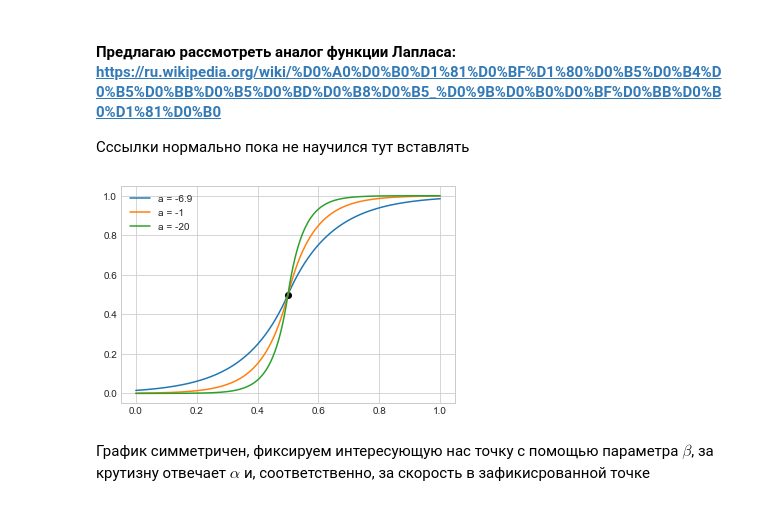
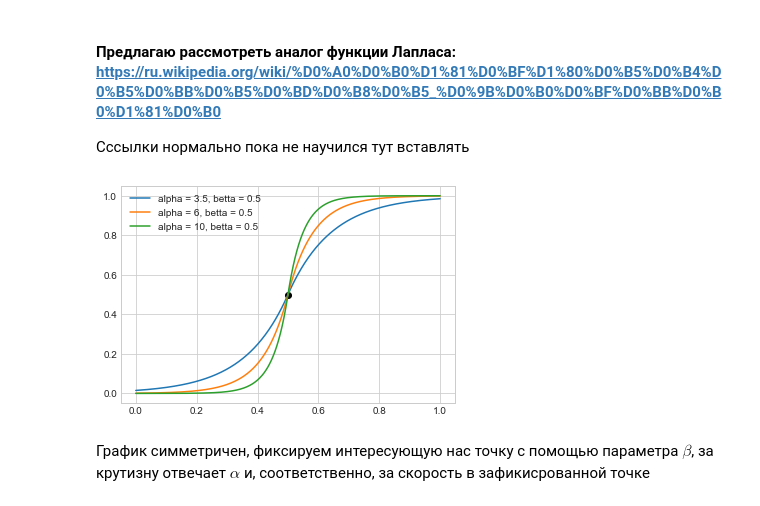
Before and after one commit to AlKul/Burnout_equation, a Jupyter notebook: Burnout.ipynb, the cells around one changed output. Cells and saved outputs as stored; diff of their text form; code cells hidden in the pictures.

```diff
--- a/Burnout.ipynb
+++ b/Burnout.ipynb
@@ -74,35 +74,35 @@ plt.show()
 # %%
 ox = np.linspace(0, 1, 500)
 
 # Laplace
 def func(x, alpha, betta):
     return ( (1 + np.sign(x - betta))/2 - np.sign(x - betta)*1./2*np.exp(-np.sign(x - betta)*alpha*2*(x - betta)) )
 #    if (x<= betta):
 #        return ( 1./2*np.exp(alpha*(x - betta)) )
 #    else:
 #        return (1 - 1./2*np.exp(-alpha*(x - betta)))
 
 
 oy = func(ox, 3.5, 0.5)#1 - 1./2*np.e**(-0.5 * (ox - 0.5)**(1))
 oy1 = func(ox, 6, 0.5)#1 - 1./2*np.e**(-1 * (ox - 0.5)**(1))
 oy2 = func(ox, 10, 0.5)#1 - 1./2*np.e**(-7 * (ox - 0.5)**(1))
 
 # Хотим, скажем, чтобы семейство функций проходило через определенну ниже точку
 p_y = 1 - 1/2*np.e**(-6.9 * (0.)**(1))
 p_x = [0.5]
 
 plt.plot(p_x, p_y, marker = 'o', color = 'black')
 
-plt.plot(ox, oy, label = "a = -6.9")
-plt.plot(ox, oy1, label = "a = -1")
-plt.plot(ox, oy2, label = "a = -20")
+plt.plot(ox, oy, label = "alpha = 3.5, betta = 0.5")
+plt.plot(ox, oy1, label = "alpha = 6, betta = 0.5")
+plt.plot(ox, oy2, label = "alpha = 10, betta = 0.5")
 
 plt.plot()
 
 plt.legend()
 plt.show()
 # %% [output]
-[figure, old version]
+[figure, new version]
 # %% [markdown]
 График симметричен, фиксируем интересующую нас точку с помощью параметра $\beta$, за крутизну отвечает $\alpha$  и, соответственно, за скорость в зафикисрованной точке
 # %% [markdown]
```
